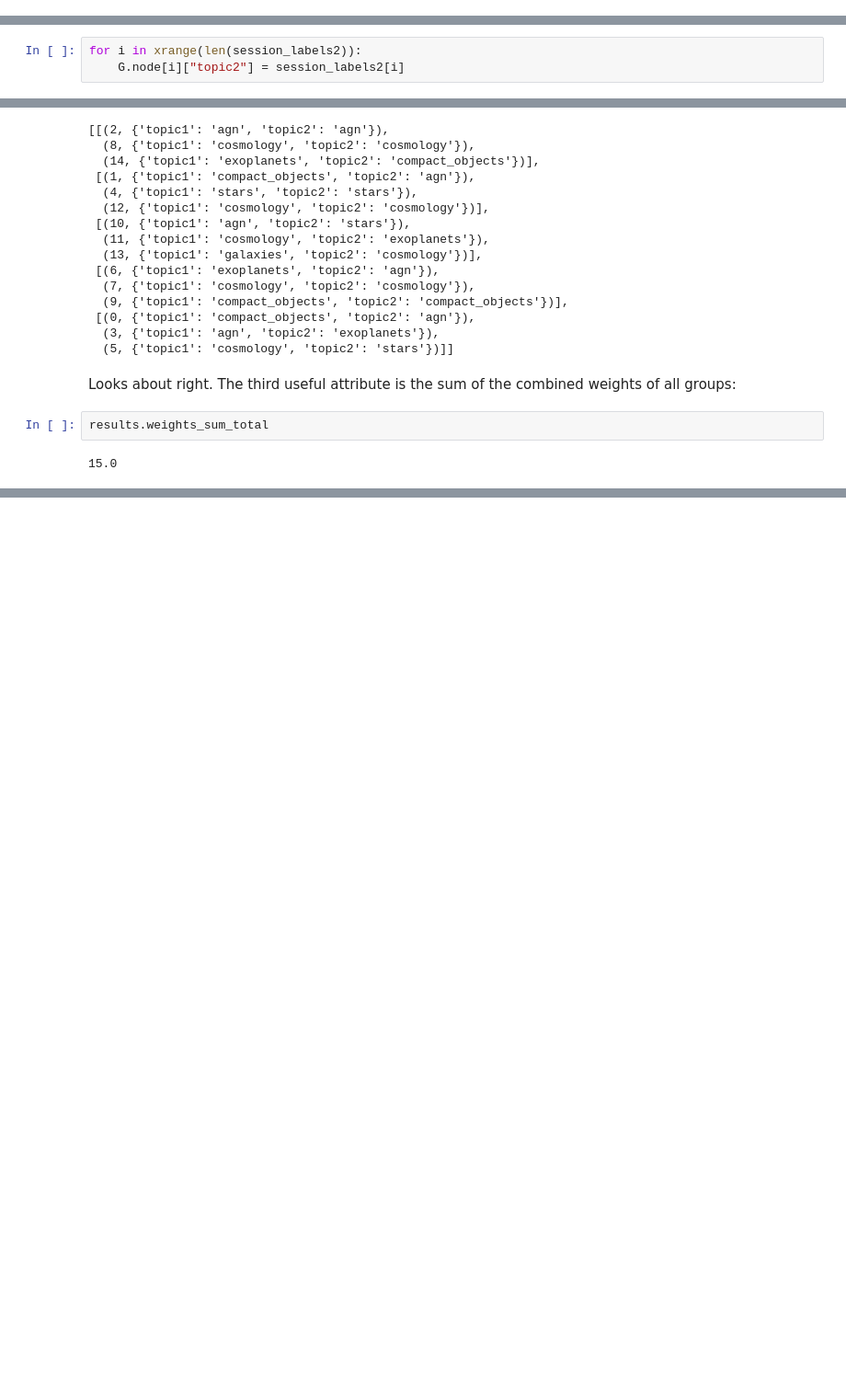
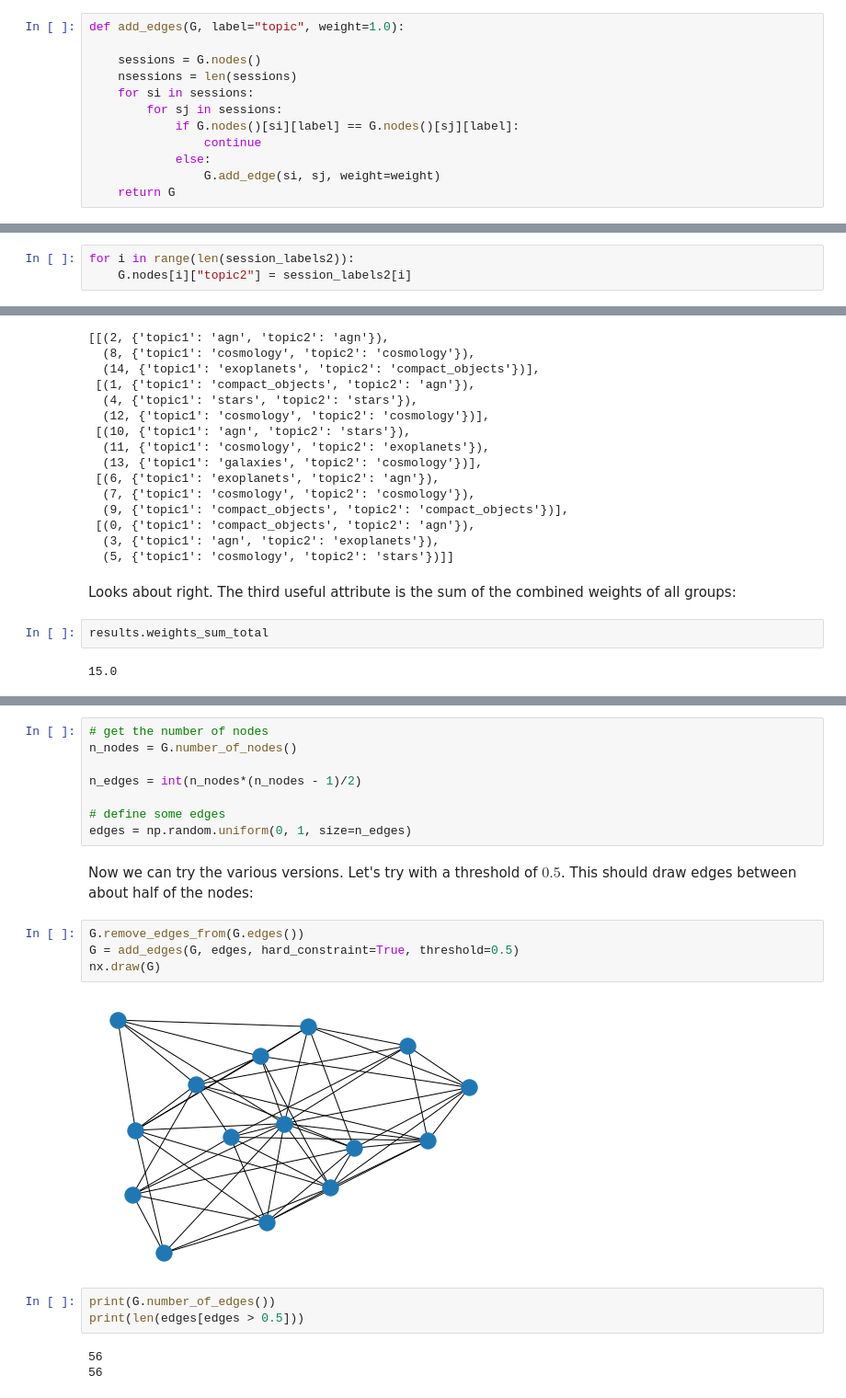
Before and after one commit to dhuppenkothen/AstroChairs, a Jupyter notebook: GraphicalConferenceSessions.ipynb, the cells around one changed output, grey strips where cells are left out. Shown at 92% size. Cells and saved outputs as stored; diff of their text form; blank space fills up the shorter version.

```diff
--- a/GraphicalConferenceSessions.ipynb
+++ b/GraphicalConferenceSessions.ipynb
@@ -154,4 +168,16 @@ triangles
 Okay, cool! That seems to work in principle. I think I'll probably need some checks and balances in the future, but the basic framework is there.
 
 Let's clean that up a little:
+# %%
+def add_edges(G, label="topic", weight=1.0):
+
+    sessions = G.nodes()
+    nsessions = len(sessions)
+    for si in sessions:
+        for sj in sessions:
+            if G.nodes()[si][label] == G.nodes()[sj][label]:
+                continue
+            else:
+                G.add_edge(si, sj, weight=weight)
+    return G
 # %%
@@ -288,6 +322,6 @@ First, we'll need another set of labels for our sessions:
 # %%
 session_labels2 = np.random.choice(topics, size=sessions.shape[0])
 # %%
-for i in xrange(len(session_labels2)):
-    G.node[i]["topic2"] = session_labels2[i]
+for i in range(len(session_labels2)):
+    G.nodes[i]["topic2"] = session_labels2[i]
 # %%
@@ -1037,0 +1239,22 @@ results.weights_sum_total
+# %%
+# get the number of nodes
+n_nodes = G.number_of_nodes()
+
+n_edges = int(n_nodes*(n_nodes - 1)/2)
+
+# define some edges
+edges = np.random.uniform(0, 1, size=n_edges)
+# %% [markdown]
+Now we can try the various versions. Let's try with a threshold of $0.5$. This should draw edges between about half of the nodes:
+# %%
+G.remove_edges_from(G.edges())
+G = add_edges(G, edges, hard_constraint=True, threshold=0.5)
+nx.draw(G)
+# %% [output]
+[figure, added]
+# %%
+print(G.number_of_edges())
+print(len(edges[edges > 0.5]))
+# %% [output]
+56
+56
```
Also changed, not shown: parts of 77 cells of this notebook, 1 other file.
